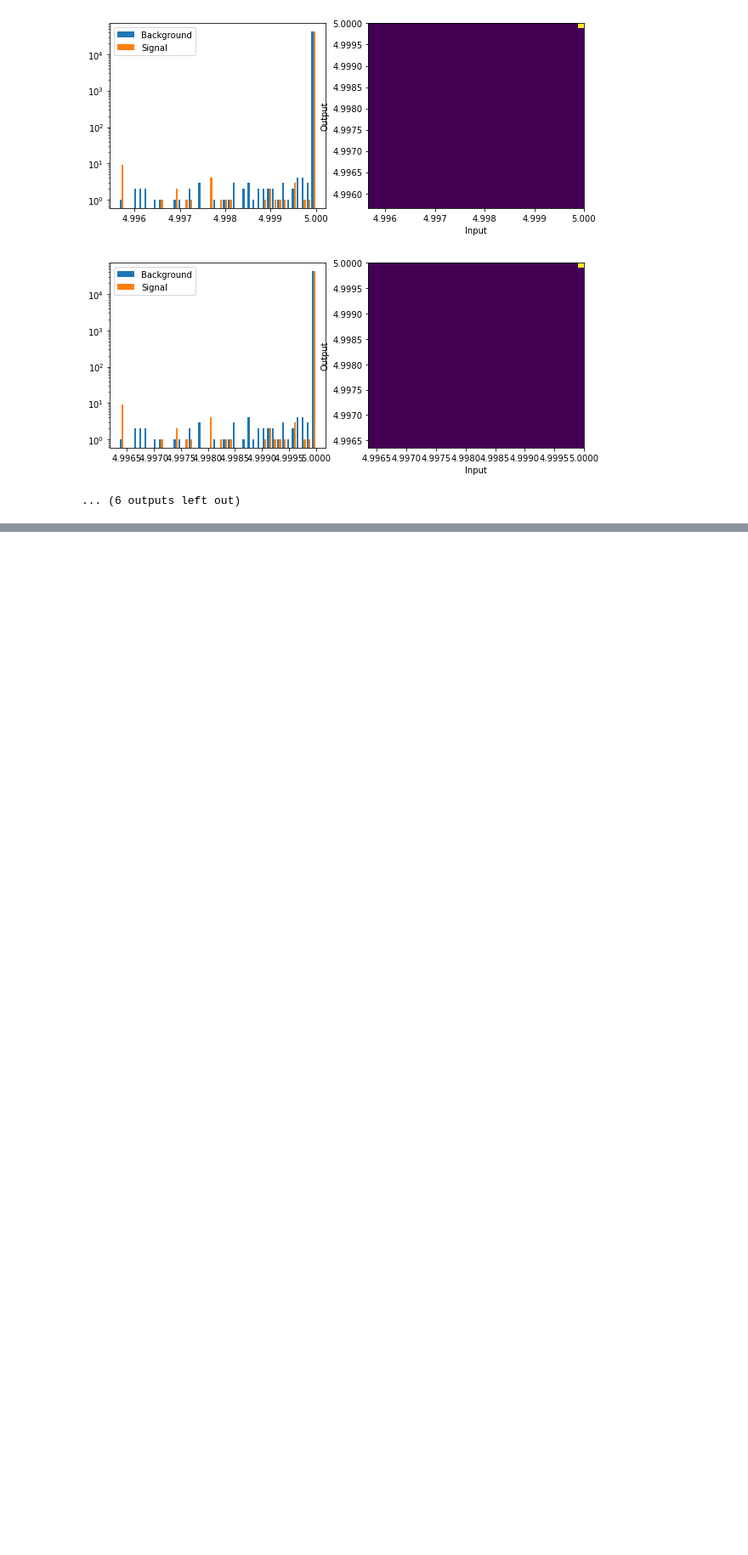
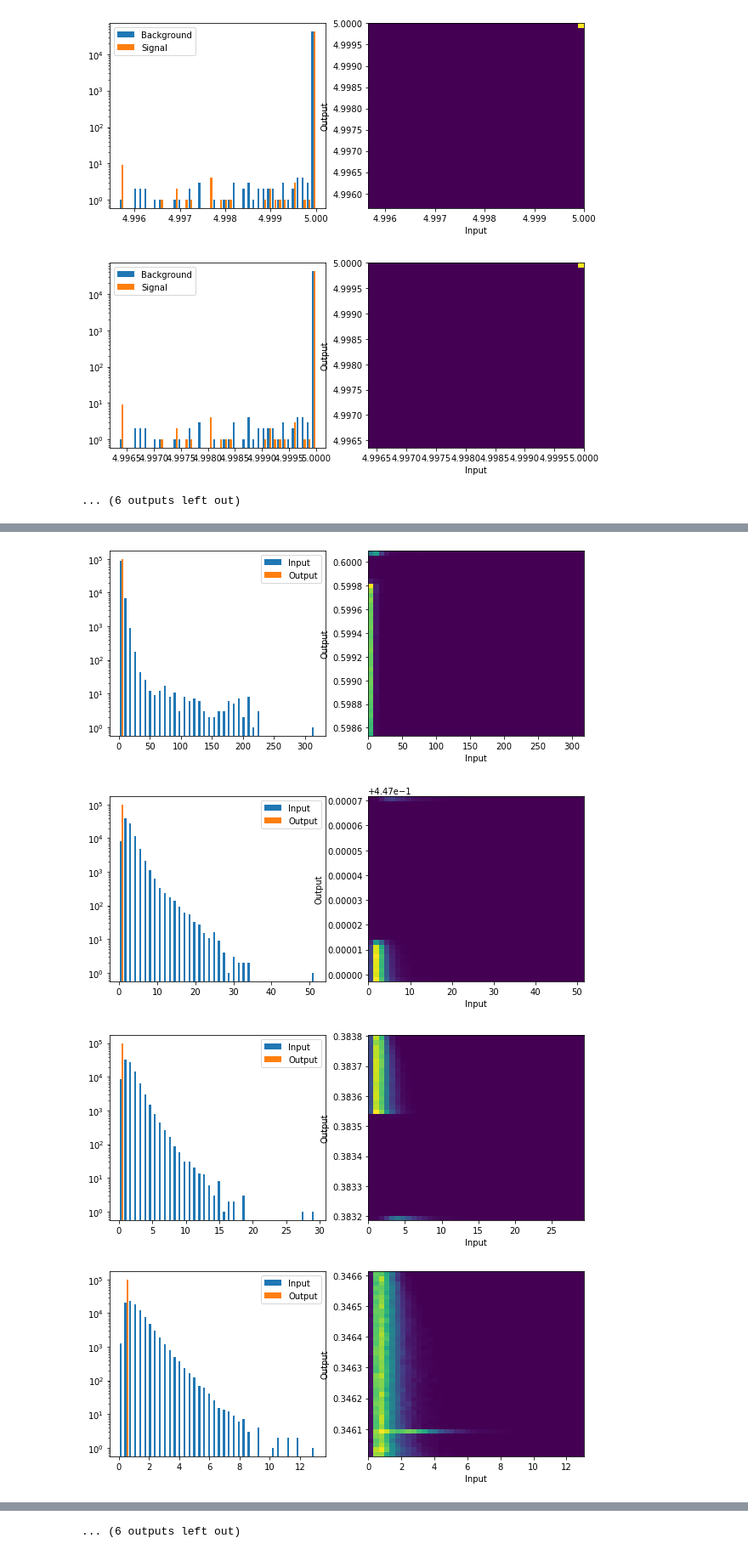
Before and after one commit to thongonary/AnomalyTrigger, a Jupyter notebook: Evaluation.ipynb, the cells around one changed output, grey strips where cells are left out. Shown at 85% size. Cells and saved outputs as stored; diff of their text form; code cells hidden in the pictures; blank space fills up the shorter version.

```diff
--- a/Evaluation.ipynb
+++ b/Evaluation.ipynb
@@ -199,0 +202,34 @@ for i in range(outputSignal.shape[1]):
+# %%
+sg3 = P2L1NTP(sg_files3, PhysicsObt,  cutfunc=globalcutfunc)
+dataloader_sg3 = DataLoader(sg3, batch_size=batch_size, pin_memory=True, num_workers=2, shuffle=False)
+
+inputSignal3 = []
+outputSignal3 = []
+latentSignal3 = []
+for i, Signal in enumerate(dataloader_sg3):
+    output = model(Signal)
+    if len(inputSignal3)==0:
+        inputSignal3 = Signal.numpy().astype(np.float32)
+        latentSignal3 = model.encoder(Signal).detach().numpy().astype(np.float32)
+        outputSignal3 = output.detach().numpy().astype(np.float32)
+    else:
+        inputSignal3 = np.concatenate((inputSignal3, Signal.numpy().astype(np.float32)), axis=0)
+        latentSignal3 = np.concatenate((latentSignal3, model.encoder(Signal).detach().numpy().astype(np.float32)), axis=0)
+        outputSignal3 = np.concatenate((outputSignal3, output.detach().numpy().astype(np.float32)), axis=0)
+# %%
+for i in range(outputSignal3.shape[1]):
+    plt.figure(figsize=(10,4))
+    plt.subplot(1,2,1)
+    plt.hist([inputSignal3[:,i].flatten(), outputSignal3[:,i].flatten()],bins=40, label=['Input', 'Output'])
+    plt.yscale('log')
+    plt.legend(loc='best')
+    plt.subplot(1,2,2)
+    plt.hist2d(inputSignal3[:,i].flatten(),outputSignal3[:,i].flatten(),bins=40)
+    plt.xlabel('Input')
+    plt.ylabel('Output')
+    plt.show()
+# %% [output]
+[figure, added]
+[figure, added]
+[figure, added]
+[figure, added]
@@ -199,0 +244 @@ for i in range(outputSignal.shape[1]):
+... (6 outputs left out)
```
Also changed, not shown: parts of 2 cells of this notebook.
